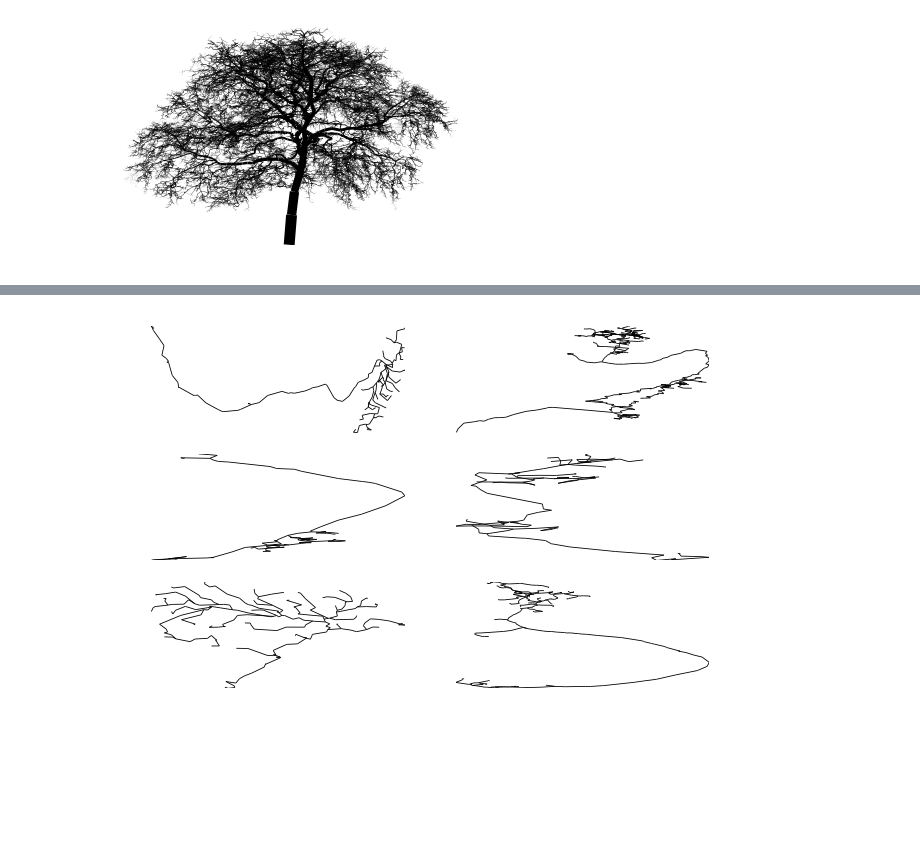
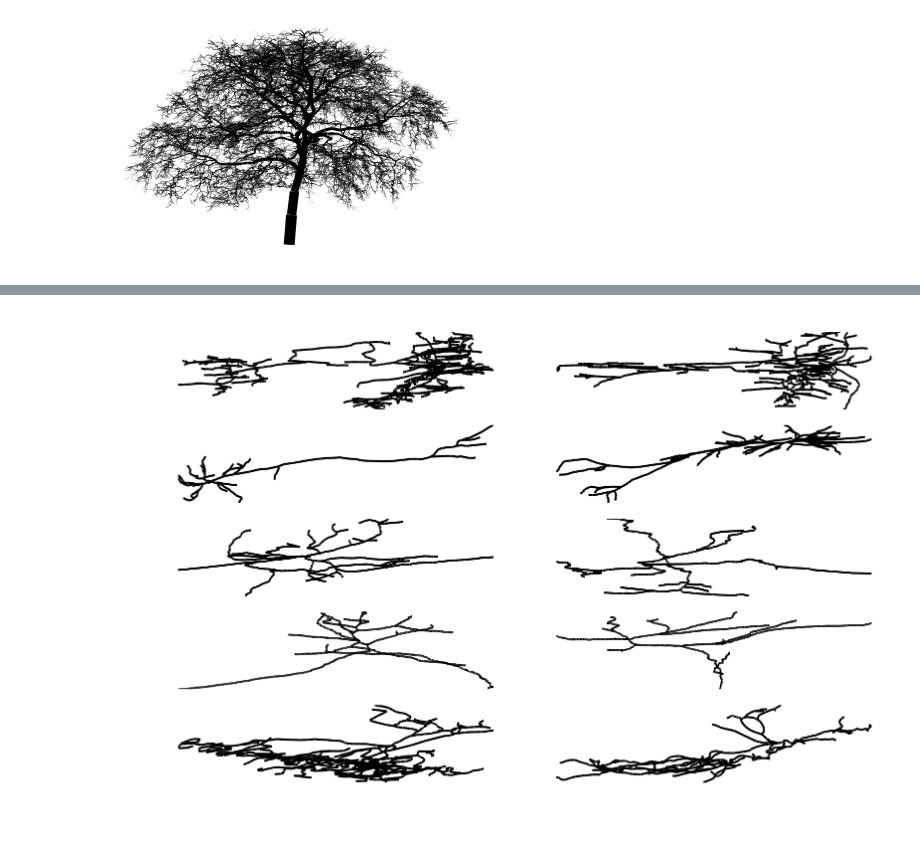
Before and after one commit to BonsaiNet/Actual-Tree, a Jupyter notebook: branchFeatures.ipynb, the cells around one changed output, grey strips where cells are left out. Saved outputs shown, nothing was run; the diff lists cells and outputs as text; code cells hidden in the pictures; blank space fills up the shorter version.

```diff
--- a/branchFeatures.ipynb
+++ b/branchFeatures.ipynb
@@ -212,13 +168,44 @@ for i in range(0,len(indD)) :
-# %%
-f,g = 3,2
-fig, axis = plt.subplots(f,g)
-fig.dpi=120
-ind = [2346, 5467, 3765, 3457, 5863, 4795]
-McNeuron.visualize.plot_2D(swcO[ind[0]], pass_ax=True, ax=axis[0,0], line_width=McNeuron.Neuron(swcO[ind[0]]).diameter)
-McNeuron.visualize.plot_2D(swcO[ind[1]], pass_ax=True, ax=axis[1,0], line_width=McNeuron.Neuron(swcO[ind[1]]).diameter)
-McNeuron.visualize.plot_2D(swcO[ind[2]], pass_ax=True, ax=axis[2,0], line_width=McNeuron.Neuron(swcO[ind[2]]).diameter)
-McNeuron.visualize.plot_2D(swcP[ind[3]], pass_ax=True, ax=axis[0,1], line_width=McNeuron.Neuron(swcP[ind[3]]).diameter)
-McNeuron.visualize.plot_2D(swcP[ind[4]], pass_ax=True, ax=axis[1,1], line_width=McNeuron.Neuron(swcP[ind[4]]).diameter)
-McNeuron.visualize.plot_2D(swcP[ind[5]], pass_ax=True, ax=axis[2,1], line_width=McNeuron.Neuron(swcP[ind[5]]).diameter)
-# %% [output]
-[figure, removed]
+# %%
+help1 = np.where(neurons['Secondary Brain Region']=='CA1')[0]
+help2 = np.where(neurons['Species Name']=='mouse')[0]
+index_to_see = np.intersect1d(help1,help2)
+
+indG = np.where(neurons.iloc[index_to_see]['Secondary Cell Class']=='GABAergic')[0]
+indP = np.where(neurons.iloc[index_to_see]['Secondary Cell Class']=='pyramidal')[0]
+indS = np.where(neurons.iloc[index_to_see]['Secondary Cell Class']=='Somatostatin (SOM)-positive')[0]
+indB = np.where(neurons.iloc[index_to_see]['Secondary Cell Class']=='basket')[0]
+indT = np.where(neurons.iloc[index_to_see]['Secondary Cell Class']=='perisomatic targeting')[0]
+
+
+def getSWC(ind) :
+    length = len(ind)
+    swc = [0] * length
+    for i in range(0,length) :
+        swc[i] = neurons['swc'][index_to_see[ind]][index_to_see[ind][i]]
+    return swc
+
+swcG = getSWC(indG)
+swcP = getSWC(indP)
+swcS = getSWC(indS)
+swcB = getSWC(indB)
+swcT = getSWC(indT)
+# %%
+f,g = 5,2
+fig, axis = plt.subplots(f,g)
+fig.dpi=300
+neuronInd = [5,12,0,12,13,12,1,19,16,8]
+McNeuron.visualize.plot_2D(swcG[neuronInd[0]], pass_ax=True, ax=axis[0,0])
+McNeuron.visualize.plot_2D(swcG[neuronInd[1]], pass_ax=True, ax=axis[0,1])
+McNeuron.visualize.plot_2D(swcP[neuronInd[2]], pass_ax=True, ax=axis[1,0])
+McNeuron.visualize.plot_2D(swcP[neuronInd[3]], pass_ax=True, ax=axis[1,1])
+McNeuron.visualize.plot_2D(swcB[neuronInd[4]], pass_ax=True, ax=axis[2,0])
+McNeuron.visualize.plot_2D(swcB[neuronInd[5]], pass_ax=True, ax=axis[2,1])
+McNeuron.visualize.plot_2D(swcS[neuronInd[6]], pass_ax=True, ax=axis[3,0])
+McNeuron.visualize.plot_2D(swcS[neuronInd[7]], pass_ax=True, ax=axis[3,1])
+McNeuron.visualize.plot_2D(swcT[neuronInd[8]], pass_ax=True, ax=axis[4,0])
+McNeuron.visualize.plot_2D(swcT[neuronInd[9]], pass_ax=True, ax=axis[4,1])
+
+# fig.savefig('/Users/anirudhnatarajan/Documents/UPenn/Images/neuronExamples.eps')
+# fig.savefig('/Users/anirudhnatarajan/Documents/UPenn/Images/neuronExamples.png')
+# %% [output]
+[figure, added]
```
Also changed, not shown: parts of 19 cells of this notebook, 5 other files.
